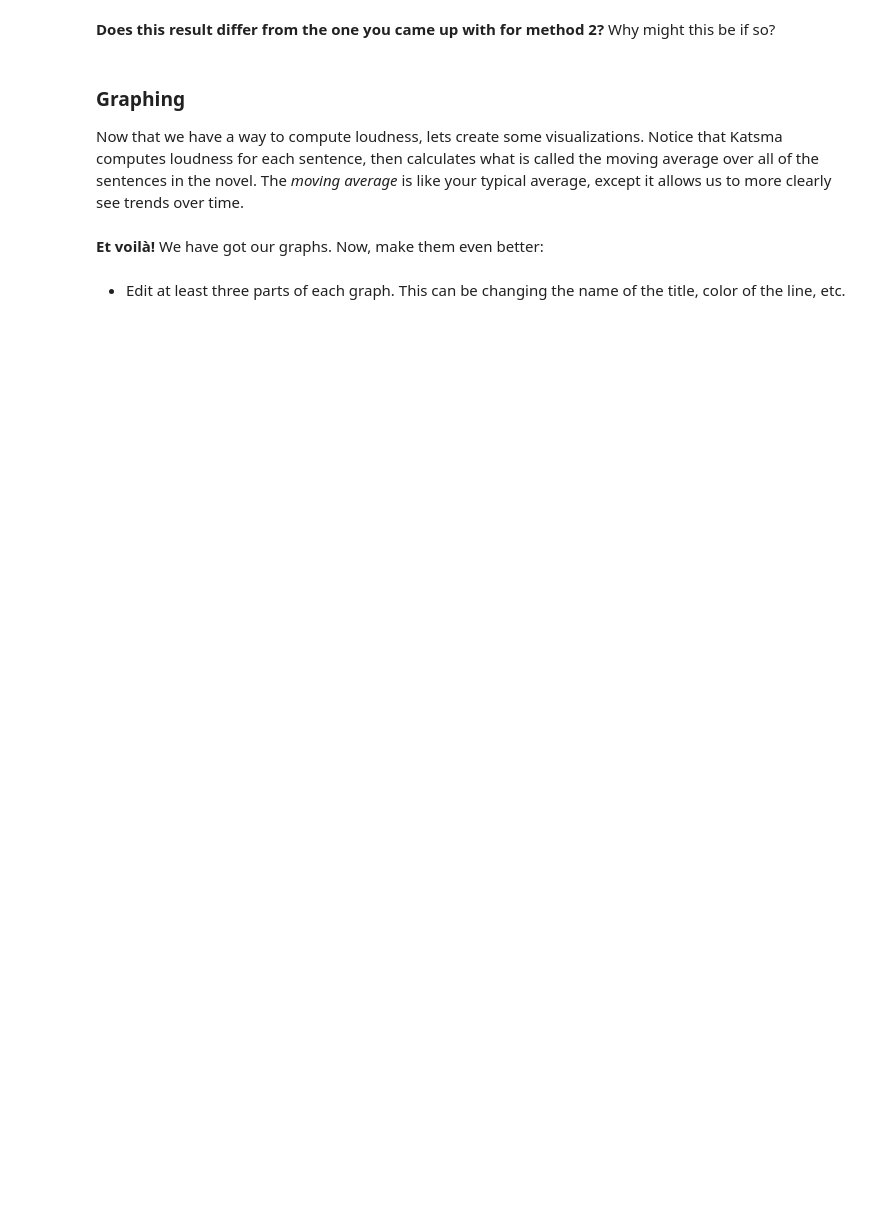
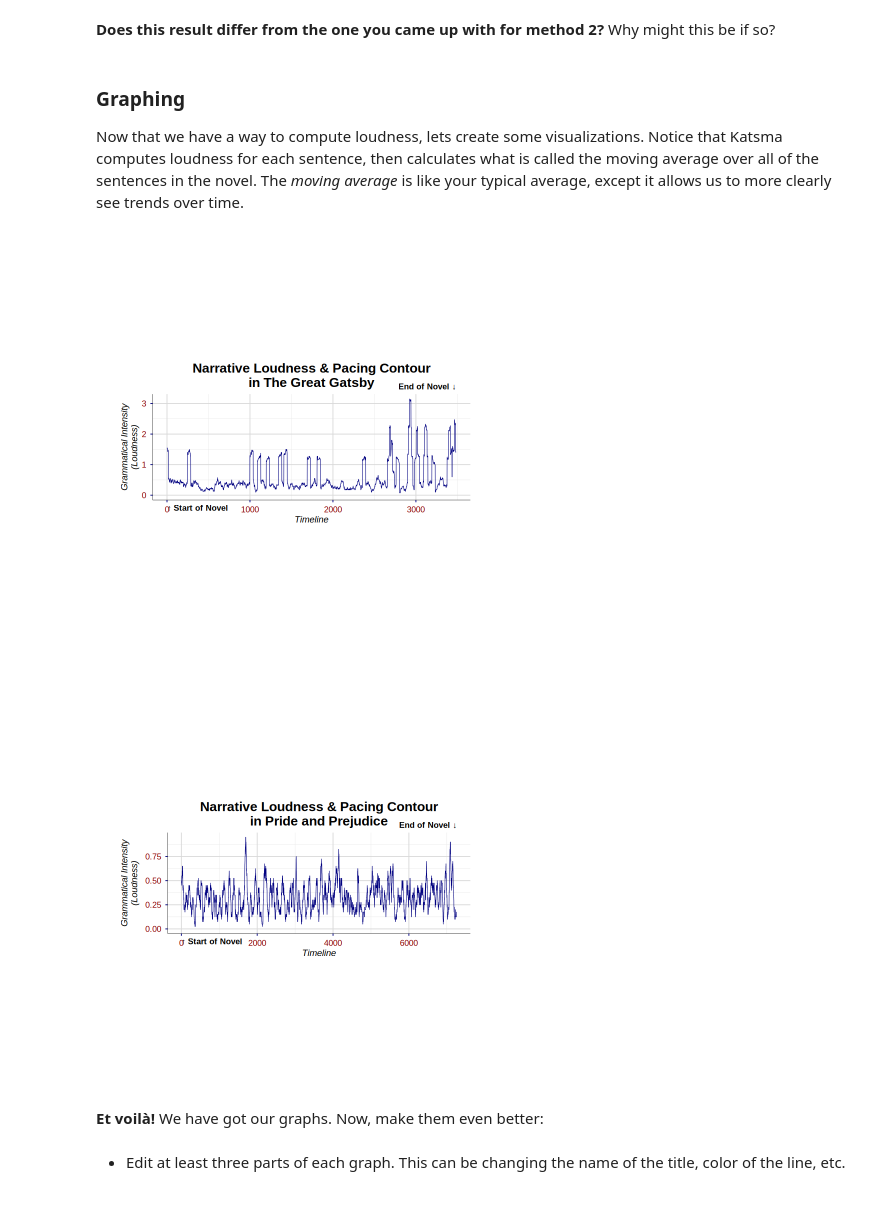
Before and after one commit to amy-2027/Unit0, a Jupyter notebook: ApResearchCT_ARTS (1).ipynb, the cells around one changed output. Saved outputs shown, nothing was run; the diff lists cells and outputs as text; code cells hidden in the pictures; blank space fills up the shorter version.

```diff
--- a/ApResearchCT_ARTS (1).ipynb
+++ b/ApResearchCT_ARTS (1).ipynb
@@ -120,11 +179,11 @@ my_texts <- c(
 )
 
 # ---- EDIT THIS LINE ----
-text_title_1 <- ""
+text_title_1 <- "The Great Gatsby"
 # ------------------------
 
 # ---- EDIT THIS LINE ----
-text_title_2 <- ""
+text_title_2 <- "Pride and Prejudice"
 # ------------------------
 
 text1 <- gutenberg_download(my_texts[[text_title_1]], meta_fields = "title")
@@ -276,39 +343,42 @@ plot_loudness <- function(text, label, window = 40) {
 
   ma <- as.numeric(stats::filter(scores, rep(1 / window, window), sides = 1))
   ma <- ma[!is.na(ma)]
 
   df <- dplyr::tibble(x = seq_along(ma), y = ma)
 
   ggplot2::ggplot(df, ggplot2::aes(x, y)) +
-    ggplot2::geom_area(alpha = 0.1) +
-    ggplot2::geom_line(linewidth = 0.4) +
+    ggplot2::geom_area(alpha = 0) +
+    ggplot2::geom_line(colour = "navy blue", linewidth = 0.3) +
     ggplot2::annotate("text", x = min(df$x), y = -Inf,
              label = "\u2191 Start of Novel",
              hjust = 0, vjust = 1.8, size = 3.5, fontface = "bold") +
     ggplot2::annotate("text", x = max(df$x), y = Inf,
              label = "End of Novel \u2193",
              hjust = 1, vjust = -0.8, size = 3.5, fontface = "bold") +
     ggplot2::coord_cartesian(clip = "off") +
     ggplot2::labs(
       title = paste0("Narrative Loudness & Pacing Contour\nin ", label),
-      x = "Narrative Timeline",
+      x = "Timeline",
       y = "Grammatical Intensity\n(Loudness)"
     ) +
     ggplot2::theme_minimal(base_size = 11) +
     ggplot2::theme(
       aspect.ratio = 1 / 3,
       plot.title = ggplot2::element_text(size = 16, face = "bold", hjust = 0.5),
       axis.title = ggplot2::element_text(face = "italic"),
       axis.line = ggplot2::element_line(colour = "black", linewidth = 0.2),
-      axis.ticks = ggplot2::element_line(colour = "black"),
-      axis.text = ggplot2::element_text(colour = "black", size = 10),
+      axis.ticks = ggplot2::element_line(colour = "navy blue"),
+      axis.text = ggplot2::element_text(colour = "dark red", size = 10),
       panel.grid.major = ggplot2::element_line(colour = "grey85"),
       plot.background = ggplot2::element_rect(fill = "white", colour = NA),
       plot.margin = ggplot2::margin(30, 55, 30, 30)
     )
 }
 
-plot_loudness(text1, "TEXT 1")
-plot_loudness(text2, "TEXT 2")
+plot_loudness(text1, "The Great Gatsby")
+plot_loudness(text2, "Pride and Prejudice")
+# %% [output]
+[figure, added]
+[figure, added]
 # %% [markdown]
 
```
Also changed, not shown: parts of 15 cells of this notebook.
